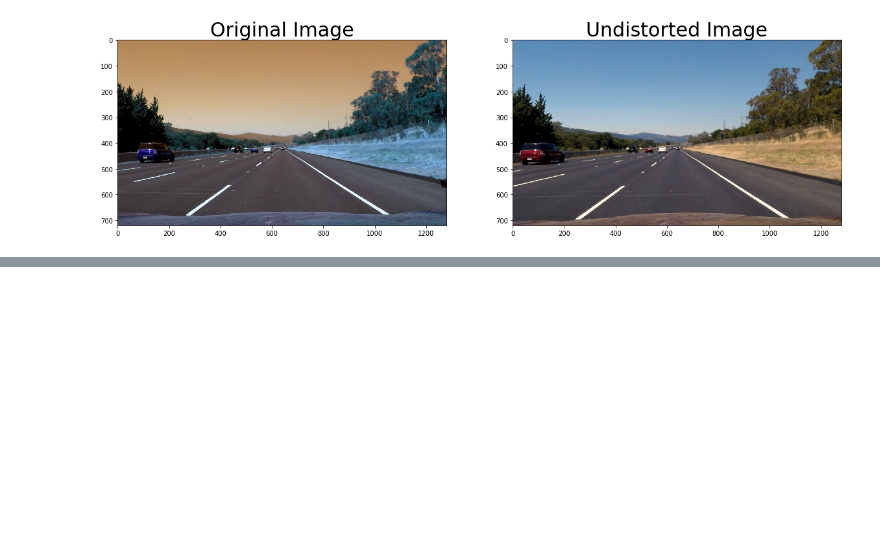
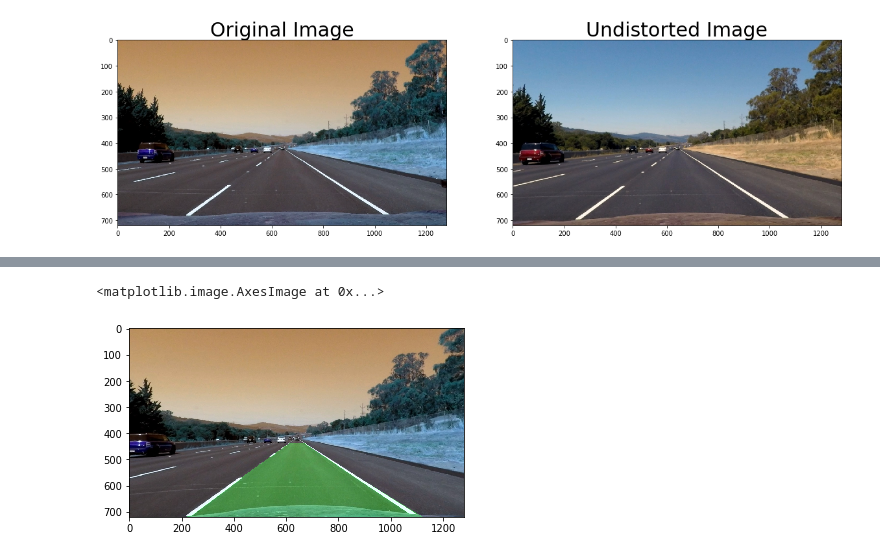
Before and after one commit to ronhuafeng/CarND-Advanced-Lane-Lines, a Jupyter notebook: project.ipynb, the cells around one changed output, grey strips where cells are left out. Cells and saved outputs as stored; diff of their text form; code cells hidden in the pictures; blank space fills up the shorter version.

```diff
--- a/project.ipynb
+++ b/project.ipynb
@@ -326,0 +554,15 @@ ValueError: object too deep for desired array
+# %%
+def process_image(image):
+    undist = pipe_distort2undistort(image)
+    sxbinary = pipe_undistort2edges(undist)
+    warped = pipe_edges2warped(sxbinary, src, dst)
+    ploty, left_fitx, right_fitx = pipe_warped2data(warped)
+    result = pipe_warped2origin(warped, undist, ploty, left_fitx, right_fitx, src, dst)
+    result = cv2.cvtColor(result, cv2.COLOR_RGB2BGR)
+    return result
+# %%
+undist = plt.imread('test_undist.jpg')
+plt.imshow(process_image(undist))
+# %% [output]
+<matplotlib.image.AxesImage at 0x...>
+[figure, added]
```
Also changed, not shown: parts of 8 cells of this notebook.
